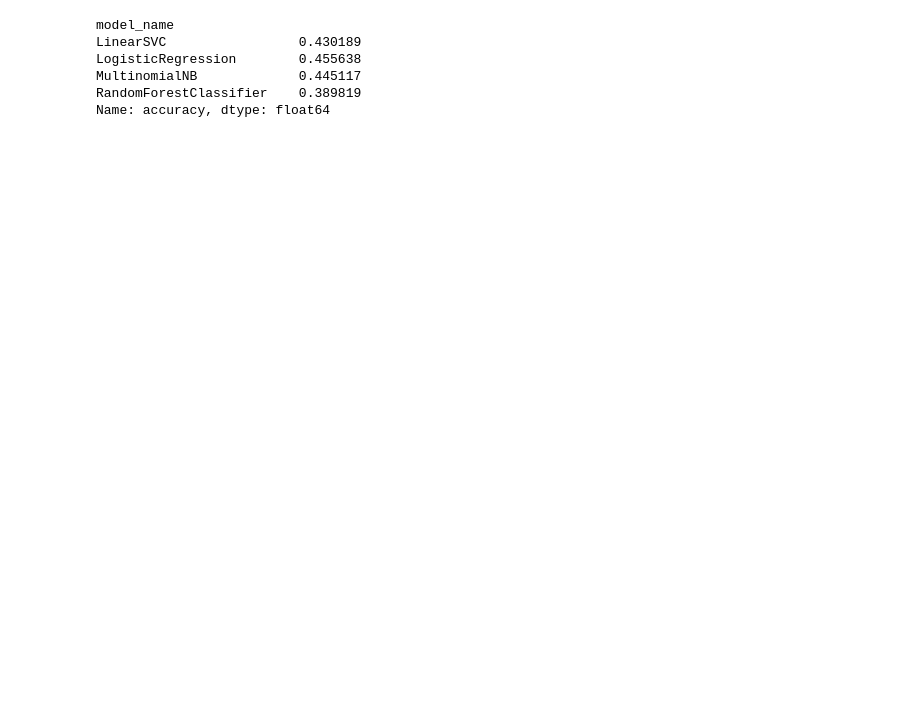
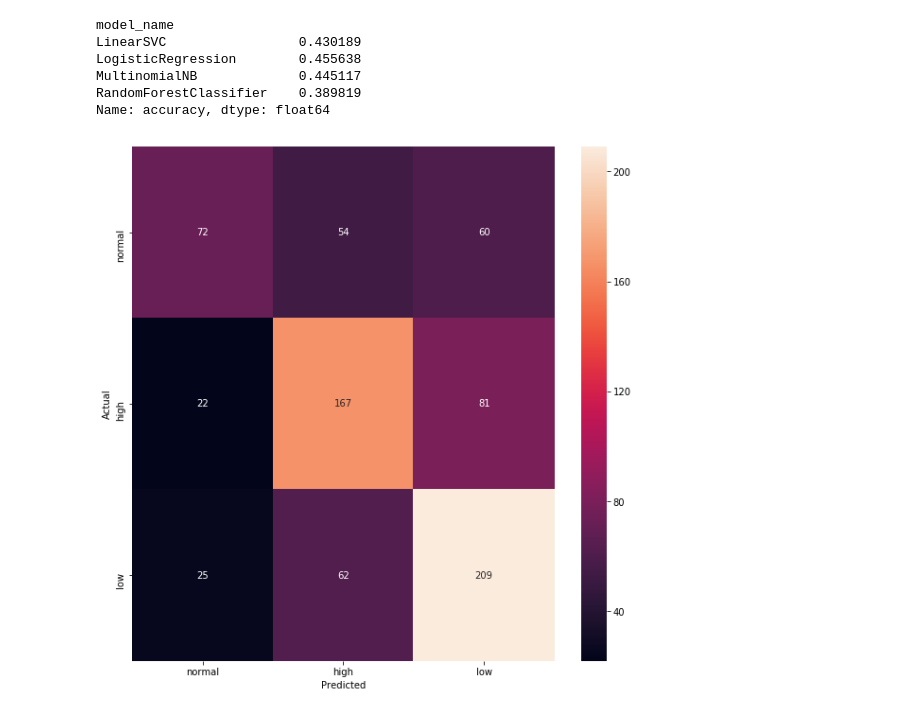
Before and after one commit to 99KHayes/products-for-curlies, a Jupyter notebook: notebooks/02_processing/20190831-kph-product-word-processing.ipynb, the cells around one changed output. Cells and saved outputs as stored; diff of their text form; code cells hidden in the pictures; blank space fills up the shorter version.

```diff
--- a/notebooks/02_processing/20190831-kph-product-word-processing.ipynb
+++ b/notebooks/02_processing/20190831-kph-product-word-processing.ipynb
@@ -479,3 +494,18 @@ LogisticRegression        0.455638
 MultinomialNB             0.445117
 RandomForestClassifier    0.389819
 Name: accuracy, dtype: float64
+# %%
+model = LogisticRegression(random_state=0)
+X_train, X_test, y_train, y_test = train_test_split(features_po, labels_po, test_size=0.33, random_state=0)
+model.fit(X_train, y_train)
+y_pred = model.predict(X_test)
+
+conf_mat = confusion_matrix(y_test, y_pred)
+fig, ax = plt.subplots(figsize=(10,10))
+sns.heatmap(conf_mat, annot=True, fmt='d',
+            xticklabels=porosity_no_nan_df.porosity.unique(), yticklabels=porosity_no_nan_df.porosity.unique())
+plt.ylabel('Actual')
+plt.xlabel('Predicted')
+plt.show()
+# %% [output]
+[figure, added]
```
Also changed, not shown: parts of 9 cells of this notebook, 7 other files.
